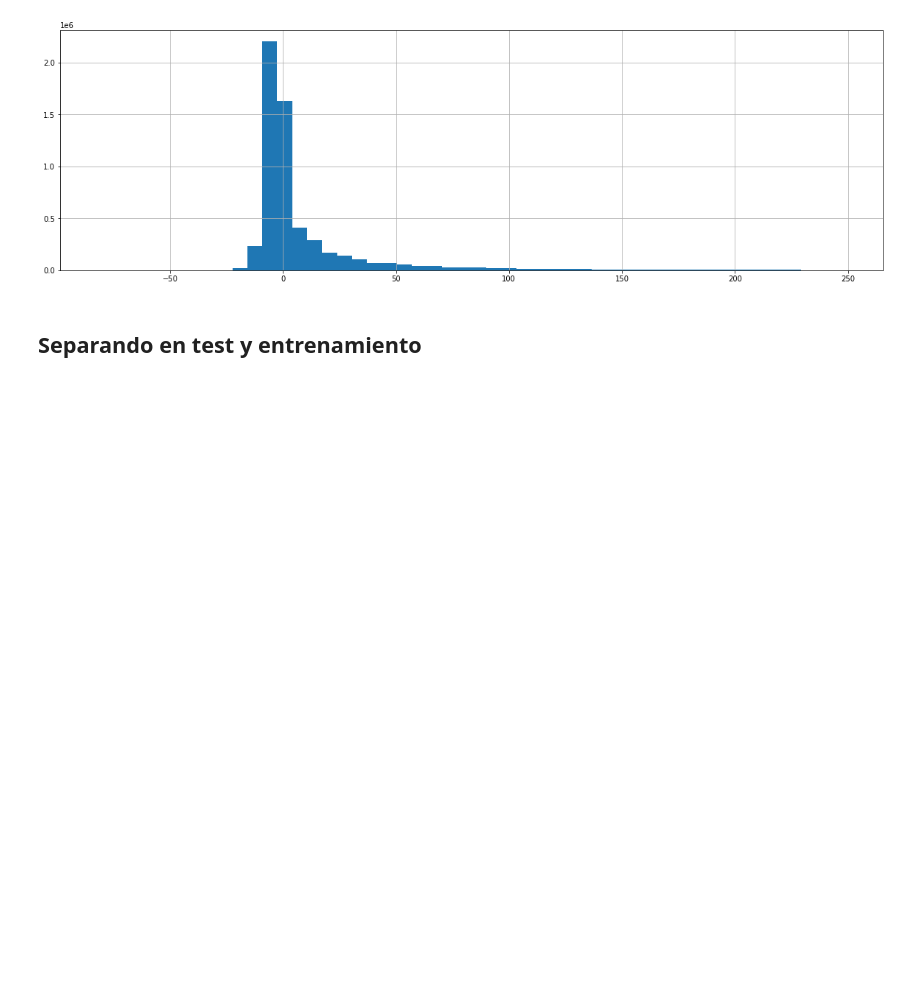
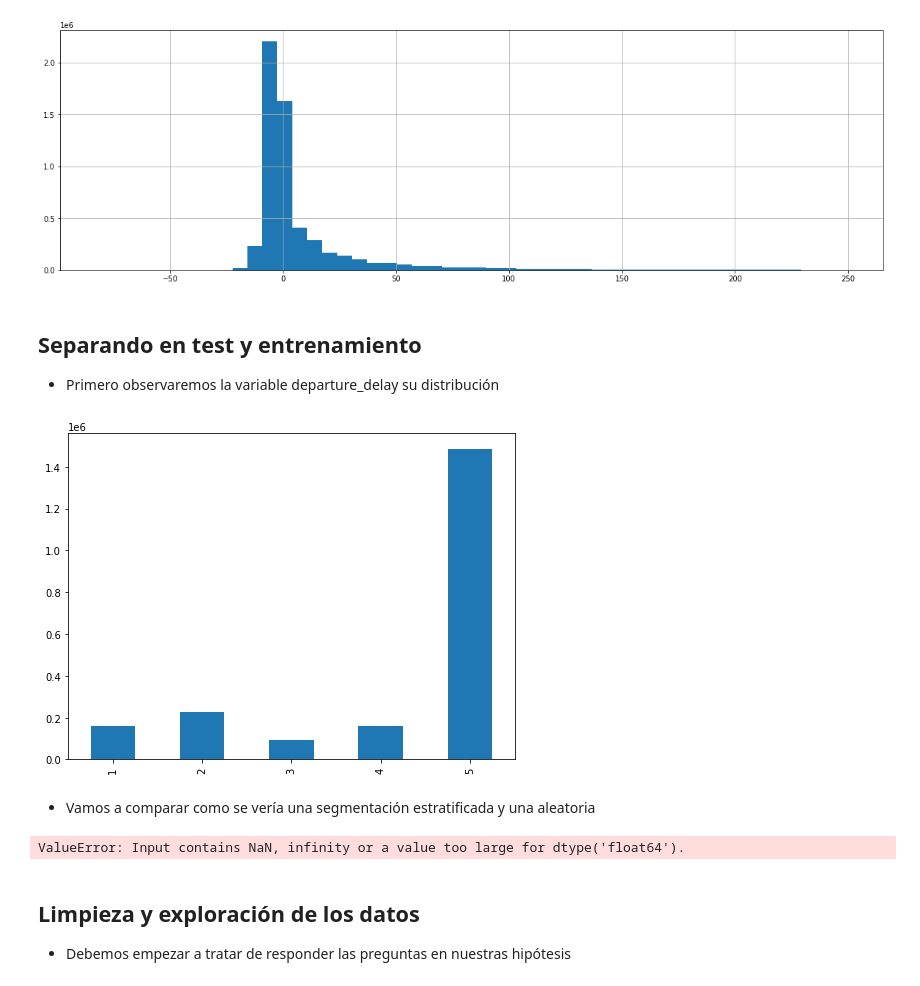
Before and after one commit to i0nathan/unaqds, a Jupyter notebook: flight_delay_prediction.ipynb, the cells around one changed output. Drawn from its saved outputs; the diff is of its cells as text; code cells hidden in the pictures; blank space fills up the shorter version.

Commit message:
Started reviewing correlations; current issues with the stratification

```diff
--- a/flight_delay_prediction.ipynb
+++ b/flight_delay_prediction.ipynb
@@ -326,3 +327,13 @@ plt.show()
 [figure]
 # %% [markdown]
 ## Separando en test y entrenamiento
+
+- Primero observaremos la variable departure_delay su distribución
+# %%
+flight_df["DELAY_CAT"] = pd.cut(flight_df["DEPARTURE_DELAY"], bins=[0, 1.5, 3.0, 4.5, 6, np.inf], labels=[1, 2, 3, 4, 5])
+flight_df["DELAY_CAT"].value_counts().sort_index().plot.bar(figsize=(8, 6))
+plt.show()
+# %% [output]
+[figure, added]
+# %% [markdown]
+- Vamos a comparar como se vería una segmentación estratificada y una aleatoria
@@ -328,0 +342,12 @@ plt.show()
+# %%
+from sklearn.model_selection import train_test_split, StratifiedShuffleSplit
+# Aleatorio
+rand_traning, rand_testing = train_test_split(flight_df, test_size=0.2, random_state=42)
+
+# Estratificado
+sss = StratifiedShuffleSplit(n_splits=1, test_size=0.2)
+for train_idx, test_idx in sss.split(flight_df, flight_df["DELAY_CAT"]):
+    strat_training = flight_df.loc[train_idx]
+    strat_testing = flight_df.loc[test_idx]
+# %% [output]
+ValueError: Input contains NaN, infinity or a value too large for dtype('float64').
@@ -328,0 +357,4 @@ plt.show()
+# %% [markdown]
+## Limpieza y exploración de los datos
+
+- Debemos empezar a tratar de responder las preguntas en nuestras hipótesis
```
Also changed, not shown: parts of 6 cells of this notebook.
